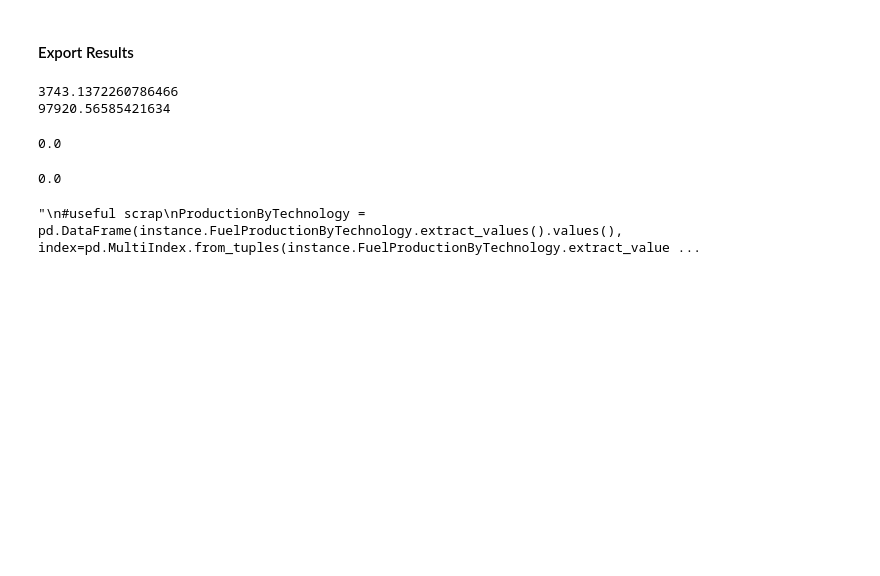
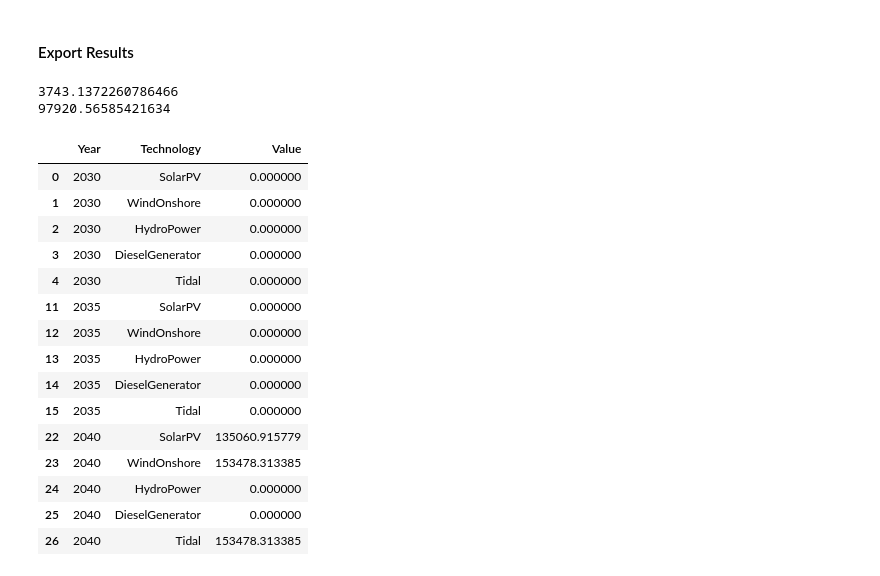
Before and after one commit to TahaAhmedSiddiqui/Energy-Modelling---Isle-of-Eigg, a Jupyter notebook: 3. Future Scenario/2. Code/Model.ipynb, the cells around one changed output. Drawn from its saved outputs; the diff is of its cells as text; code cells hidden in the pictures; blank space fills up the shorter version.

Commit message:
Annual capital costs per technology incorporated

```diff
--- a/3. Future Scenario/2. Code/Model.ipynb
+++ b/3. Future Scenario/2. Code/Model.ipynb
@@ -147,6 +147,8 @@ EM.TotalStorageCost = pyo.Var(EM.Storage, domain=pyo.NonNegativeReals)
 EM.SalvageValue = pyo.Var(EM.Year, EM.Technology, domain=pyo.NonNegativeReals)
 EM.CapacityUnits = pyo.Var(EM.Year, EM.Technology, domain=pyo.NonNegativeIntegers)
 EM.InfeasibleGeneration = pyo.Var(EM.Year,EM.Hour,EM.Fuel, domain=pyo.NonNegativeReals)
+EM.TotalCapitalCost = pyo.Var(EM.Year, EM.Technology, domain=pyo.NonNegativeReals)
+#EM.TotalVariableCost = pyo.Var(EM.Hour, EM.Technology, domain=pyo.NonNegativeReals)
 # %% [markdown]
 #### Objective Function
 # %%
@@ -181,8 +183,15 @@ def productioncost(EM,t):
     return (
         sum(EM.FuelProductionByTechnology[y,h,t,f] / (1+EM.DiscountRate)**(y-min(EM.Year))
             * EM.VariableCost[t] * EM.YearlyDifferenceMultiplier[y] for f in EM.Fuel for h in EM.Hour for y in EM.Year)
-            + sum(EM.NewCapacity[y,t] * EM.CapitalCost[t] / (1+EM.DiscountRate)**(y-min(EM.Year)) for y in EM.Year) == EM.TotalCost[t]
+            + sum(EM.TotalCapitalCost[y,t] for y in EM.Year) == EM.TotalCost[t]
     )
+
+def totalcapitalcostfunction(EM,y,t):
+    return EM.NewCapacity[y,t] * EM.CapitalCost[t] / (1+EM.DiscountRate)**(y-min(EM.Year)) == EM.TotalCapitalCost[y,t]
+
+#def totalvariablecostfunction(EM,h,t):
+    return sum(EM.FuelProductionByTechnology[y,h,t,f] / (1+EM.DiscountRate)**(y-min(EM.Year))
+            * EM.VariableCost[t] * EM.YearlyDifferenceMultiplier[y] for f in EM.Fuel for y in EM.Year) == EM.TotalVariableCost[h,t]
 
 def productionfunction_dispatchable(EM,y,h,t,f):
     if EM.TagDispatchableTechnology[t] > 0:
@@ -306,7 +315,7 @@ EM.AnnualEmissionLimitConstraint = pyo.Constraint(EM.Year, rule=annualemissionli
 EM.MaxCapacityConstraint = pyo.Constraint(EM.Year,EM.Technology, rule=maxcapacityconstraint)
 EM.TotalCapacityAccounting = pyo.Constraint(EM.Year, EM.Technology, rule=totalcapacityaccounting)
 EM.CapacityUnitFunction = pyo.Constraint(EM.Year, EM.Technology, rule=capacityunitfunction)
-#EM.TotalCapitalCostFunction = pyo.Constraint(EM.Technology, rule=totalcapitalcostfunction)
+EM.TotalCapitalCostFunction = pyo.Constraint(EM.Year, EM.Technology, rule=totalcapitalcostfunction)
 #EM.TotalVariableCostFunction = pyo.Constraint(EM.Hour, EM.Technology, rule=totalvariablecostfunction)
 
 #for storage
@@ -372,6 +381,11 @@ NewStorageEnergyCapacity = pd.DataFrame(instance.NewStorageEnergyCapacity.extrac
 NewStorageEnergyCapacity['Type'] = 'NewCapacity'
 TotalStorageCapacity = pd.DataFrame(instance.TotalStorageCapacity.extract_values().values(), index=pd.MultiIndex.from_tuples(instance.TotalStorageCapacity.extract_values().keys(), names=('Year','Storage','Fuel')), columns=['Value']).reset_index()
 TotalStorageCapacity['Type'] = 'TotalCapacity'
+TotalCapitalCost = pd.DataFrame(instance.TotalCapitalCost.extract_values().values(), index=pd.MultiIndex.from_tuples(instance.TotalCapitalCost.extract_values().keys(), names=('Year','Technology')), columns=['Value']).reset_index()
+
+#TotalVariableCost = pd.DataFrame(instance.TotalVariableCost.extract_values().values(), index=pd.MultiIndex.from_tuples(instance.TotalVariableCost.extract_values().keys(), names=('Hour','Technology')), columns=['Value']).reset_index()
+#TotalCapitalCost = (pd.DataFrame(instance.TotalCapitalCost.extract_values().values(), index=(instance.TotalCapitalCost.extract_values().keys()), columns=['Value']).rename_axis('Technology').reset_index()).iloc[0:5,:]
+#TotalVariableCost = pd.DataFrame(instance.TotalVariableCost.extract_values().values(), index=pd.MultiIndex.from_tuples(instance.TotalVariableCost.extract_values().keys(), names=('Hour', 'Technology')), columns=['Value']).reset_index()
 
 #adding outputs for our storage flows
 StorageCharge = pd.DataFrame(instance.StorageCharge.extract_values().values(), index=pd.MultiIndex.from_tuples(instance.StorageCharge.extract_values().keys(), names=('Year','Hour','Technology','Fuel')), columns=['Value']).reset_index().fillna(0)
@@ -394,35 +408,54 @@ EnergyBalance = pd.concat([EnergyBalance,StorageDisCharge], ignore_index=True)
 #since we now have multiple capacity outputs, we have to do the same for capacities
 Capacity = pd.DataFrame(columns=['Year', 'Technology', 'Type', 'Value'])
 Capacity = pd.concat([Capacity,NewCapacity], ignore_index=True)
 Capacity = pd.concat([Capacity,TotalCapacity], ignore_index=True)
 
 #since we now have multiple storage capacity outputs, we have to do the same for storage capacities
 StorageCapacity = pd.DataFrame(columns=['Year', 'Storage','Fuel','Type', 'Value'])
 StorageCapacity = pd.concat([StorageCapacity,NewStorageEnergyCapacity], ignore_index=True)
 StorageCapacity = pd.concat([StorageCapacity,TotalStorageCapacity], ignore_index=True)
 
 #now, information on emissions would also be interesting
 AnnualTechnologyEmissions = pd.DataFrame(instance.AnnualTechnologyEmissions.extract_values().values(), index=pd.MultiIndex.from_tuples(instance.AnnualTechnologyEmissions.extract_values().keys(), names=('Year','Technology')), columns=['Value']).reset_index()
 
 #writing our output values to csv files in the results subfolder
 EnergyBalance.to_csv('../3. Output/EnergyBalance.csv',index=False)
 Capacity.to_csv('../3. Output/Capacity.csv',index=False)
 StorageLevel.to_csv('../3. Output/StorageLevel.csv',index=False)
 AnnualTechnologyEmissions.to_csv('../3. Output/Emissions.csv',index=False)
 Curtailment.to_csv('../3. Output/Curtailment.csv',index=False)
 StorageCapacity.to_csv('../3. Output/StorageCapacity.csv', index=False)
 
 print(sum(instance.AnnualTechnologyEmissions.extract_values().values()))
 print(sum(instance.Curtailment.extract_values().values()))
 data = instance.InfeasibleGeneration.extract_values()
 non_zero_values = {key: value for key, value in data.items() if value != 0.0}
 non_zero_values
 sum(instance.InfeasibleGeneration.extract_values().values())
+#print(TotalCapitalCost)
+#print(TotalVariableCost)
+
+technologies_list = ['SolarPV','WindOnshore','HydroPower','DieselGenerator','Tidal']
+TotalCapitalCost = TotalCapitalCost[TotalCapitalCost['Technology'].isin(technologies_list)]
+TotalCapitalCost
 # %% [output]
 3743.1372260786466
 97920.56585421634
-0.0
+|  | Year | Technology | Value |
+| 0 | 2030 | SolarPV | 0.000000 |
+| 1 | 2030 | WindOnshore | 0.000000 |
+| 2 | 2030 | HydroPower | 0.000000 |
+| 3 | 2030 | DieselGenerator | 0.000000 |
+| 4 | 2030 | Tidal | 0.000000 |
+| 11 | 2035 | SolarPV | 0.000000 |
+| 12 | 2035 | WindOnshore | 0.000000 |
+| 13 | 2035 | HydroPower | 0.000000 |
+| 14 | 2035 | DieselGenerator | 0.000000 |
+| 15 | 2035 | Tidal | 0.000000 |
+| 22 | 2040 | SolarPV | 135060.915779 |
+| 23 | 2040 | WindOnshore | 153478.313385 |
+| 24 | 2040 | HydroPower | 0.000000 |
+| 25 | 2040 | DieselGenerator | 0.000000 |
+| 26 | 2040 | Tidal | 153478.313385 |
 # %%
 print(max(instance.InfeasibleGeneration.extract_values().values()))
-# %% [output]
-0.0
@@ -531,5 +569,3 @@ TechnologyEmissions.to_csv('../3. Output/TechnologyEmissions.csv', index=False)
 print(TechnologyEmissions)
 
 '''
-# %% [output]
-"\n#useful scrap\nProductionByTechnology = pd.DataFrame(instance.FuelProductionByTechnology.extract_values().values(), index=pd.MultiIndex.from_tuples(instance.FuelProductionByTechnology.extract_value ...
```
Also changed, not shown: parts of 2 cells of this notebook.
